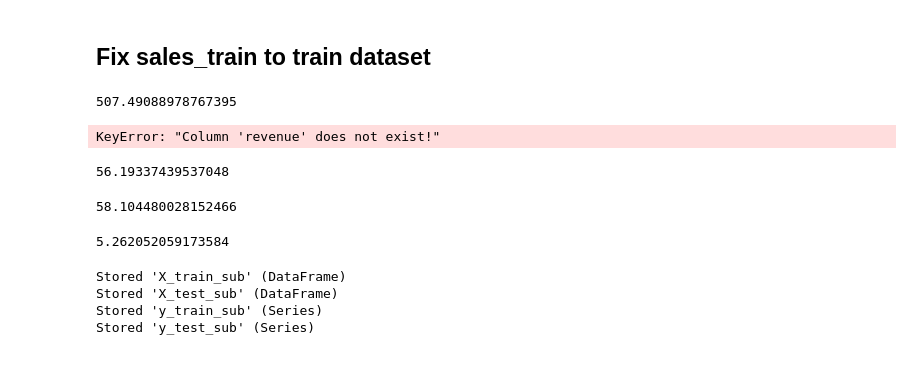
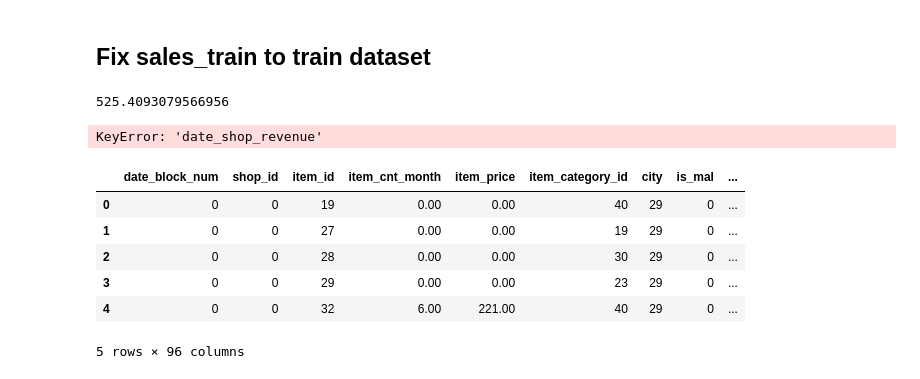
Before and after one commit to Saphirox/Future-Sales-Prediction, a Jupyter notebook: notebooks/feature_eng/sales-prediction.feature_eng.python.2.0.ipynb, the cells around one changed output. Drawn from its saved outputs; the diff is of its cells as text; code cells hidden in the pictures.

```diff
--- a/notebooks/feature_eng/sales-prediction.feature_eng.python.2.0.ipynb
+++ b/notebooks/feature_eng/sales-prediction.feature_eng.python.2.0.ipynb
@@ -200,6 +200,9 @@ train_df['key'] = LabelEncoder().fit_transform(train_df['key']).astype(np.int32)
 
 train_df['year'] = (train_df['date_block_num'] // 12).astype(np.int8)
 train_df['month'] = (train_df['date_block_num'] % 12).astype(np.int8)
+
+
+train_df['revenue'] = train_df['item_price'] * train_df['item_cnt_month']
 # %% [markdown]
 ### Group sale stats in recent
 create stats (mean/var) of sales of certain groups during the past 12 months
@@ -395,10 +398,11 @@ matrix.drop(fetures_to_drop, axis=1, inplace=True)
 
 time.time() - ts
 # %% [output]
-507.49088978767395
+525.4093079566956
 # %%
 ts = time.time()
-group = train.groupby(['date_block_num','shop_id']).agg({'revenue': ['sum']})
+
+group = matrix.groupby(['date_block_num','shop_id']).agg({'revenue': ['sum']})
 group.columns = ['date_shop_revenue']
 group.reset_index(inplace=True)
 
@@ -420,7 +424,19 @@ matrix = lag_feature(matrix, [1], 'delta_revenue')
 matrix.drop(['date_shop_revenue','shop_avg_revenue','delta_revenue'], axis=1, inplace=True)
 time.time() - ts
 # %% [output]
-KeyError: "Column 'revenue' does not exist!"
+KeyError: 'date_shop_revenue'
+# %%
+matrix['date_shop_revenue'] = matrix.drop(['date_shop_revenue_y', 'date_shop_revenue_x'], axis=1)
+# %%
+matrix.head()
+# %% [output]
+|  | date_block_num | shop_id | item_id | item_cnt_month | item_price | item_category_id | city | is_mal | ... |
+| 0 | 0 | 0 | 19 | 0.00 | 0.00 | 40 | 29 | 0 | ... |
+| 1 | 0 | 0 | 27 | 0.00 | 0.00 | 19 | 29 | 0 | ... |
+| 2 | 0 | 0 | 28 | 0.00 | 0.00 | 30 | 29 | 0 | ... |
+| 3 | 0 | 0 | 29 | 0.00 | 0.00 | 23 | 29 | 0 | ... |
+| 4 | 0 | 0 | 32 | 6.00 | 221.00 | 40 | 29 | 0 | ... |
+5 rows × 96 columns
 # %%
 
 #Month since last sale for each shop/item pair.
@@ -437,8 +453,6 @@ last_sale['date_block_num'] = last_sale['date_block_num'].astype(np.int8)
 
 matrix = matrix.merge(last_sale, on=['date_block_num','item_id','shop_id'], how='left')
 time.time() - ts
-# %% [output]
-56.19337439537048
 # %%
 #Month since last sale for each item.
 ts = time.time()
@@ -453,16 +467,12 @@ last_sale['date_block_num'] = last_sale['date_block_num'].astype(np.int8)
 
 matrix = matrix.merge(last_sale, on=['date_block_num','item_id'], how='left')
 time.time() - ts
-# %% [output]
-58.104480028152466
 # %%
 # Months since the first sale for each shop/item pair and for item only.
 ts = time.time()
 matrix['item_shop_first_sale'] = matrix['date_block_num'] - matrix.groupby(['item_id','shop_id'])['date_block_num'].transform('min')
 matrix['item_first_sale'] = matrix['date_block_num'] - matrix.groupby('item_id')['date_block_num'].transform('min')
 time.time() - ts
-# %% [output]
-5.262052059173584
 # %%
 X, y = matrix.drop('item_cnt_month', axis=1), matrix['item_cnt_month']
 
@@ -497,11 +507,6 @@ else:
     X_test.to_pickle('X_test.pkl')
     y_train.to_pickle('y_train.pkl')
     y_test.to_pickle('y_test.pkl')
-# %% [output]
-Stored 'X_train_sub' (DataFrame)
-Stored 'X_test_sub' (DataFrame)
-Stored 'y_train_sub' (Series)
-Stored 'y_test_sub' (Series)
 # %%
 %%notify -m "Kernel sales-prediction.feature_eng.python.2.0 executed successfuly"
 import gc
```
Also changed, not shown: parts of 2 cells of this notebook, 3 other files.
